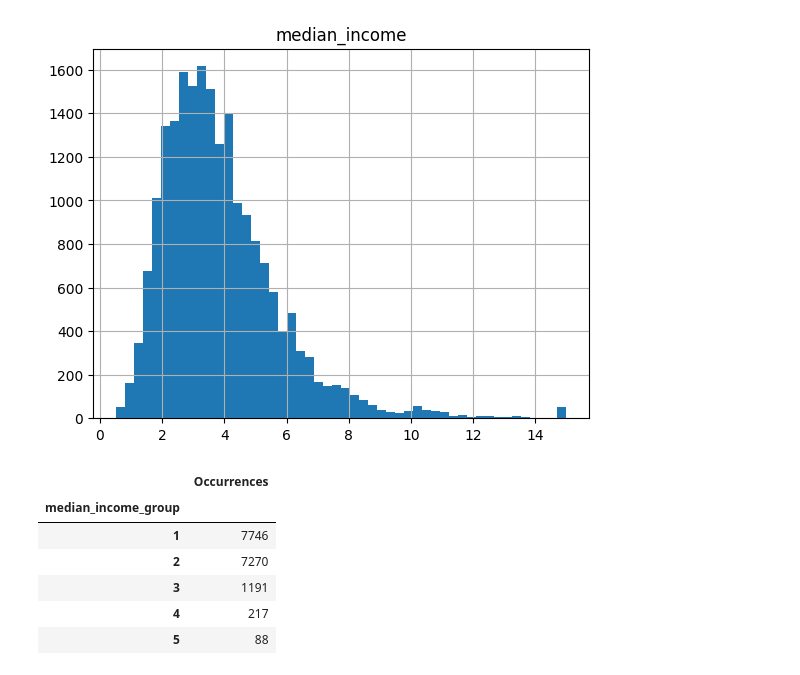
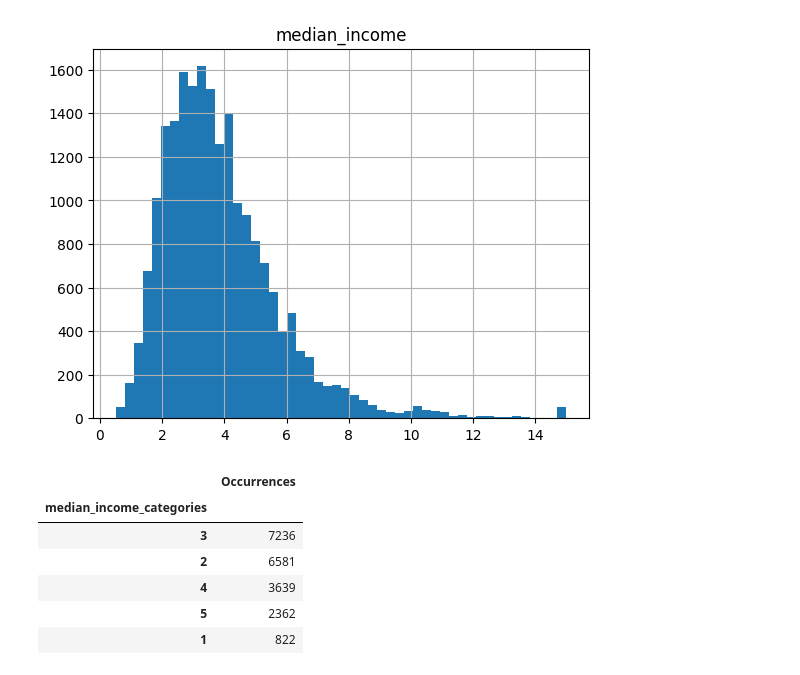
Before and after one commit to simonespa/machine-learning-playground, a Jupyter notebook: notebooks/california_housing_prices/housing.ipynb, the cells around one changed output. Saved outputs shown, nothing was run; the diff lists cells and outputs as text; code cells hidden in the pictures.

```diff
--- a/notebooks/california_housing_prices/housing.ipynb
+++ b/notebooks/california_housing_prices/housing.ipynb
@@ -128,18 +130,17 @@ housing[['median_income']].hist(bins=50)
 array([[<AxesSubplot: title={'center': 'median_income'}>]], dtype=object)
 [figure]
 # %%
-groups = 5
-housing['median_income_group'] = pd.cut(
+housing['median_income_categories'] = pd.cut(
     housing['median_income'],
-    bins=groups,
-    labels=range(1, groups + 1)
+    bins=[0., 1.5, 3.0, 4.5, 6., np.inf],
+    labels=[1, 2, 3, 4, 5]
 )
-pd.DataFrame(housing[['median_income_group']].value_counts(), columns=['Occurrences'])
+pd.DataFrame(housing[['median_income_categories']].value_counts(), columns=['Occurrences'])
 # %% [output]
 |  | Occurrences |
-| median_income_group |  |
-| 1 | 7746 |
-| 2 | 7270 |
-| 3 | 1191 |
-| 4 | 217 |
-| 5 | 88 |
+| median_income_categories |  |
+| 3 | 7236 |
+| 2 | 6581 |
+| 4 | 3639 |
+| 5 | 2362 |
+| 1 | 822 |
```
Also changed, not shown: parts of 36 cells of this notebook, 1 other file.
